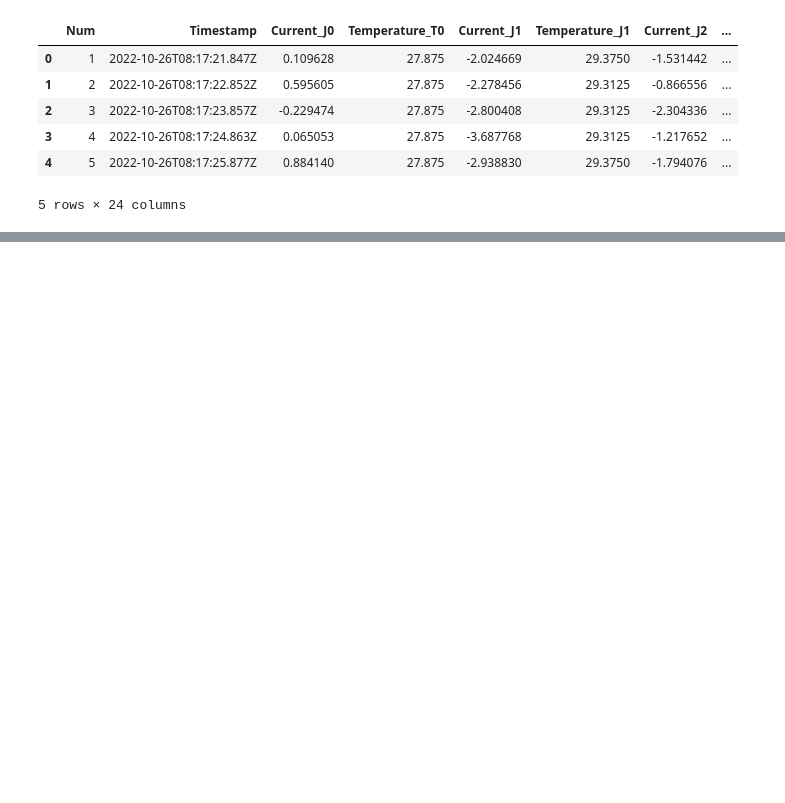
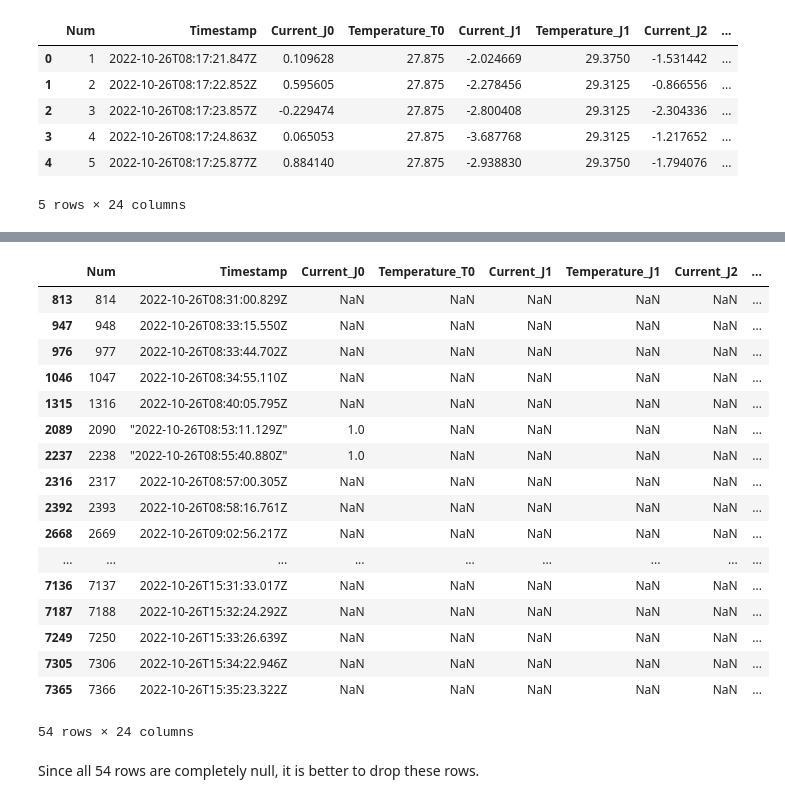
Before and after one commit to arundahiya94/UR3-CobotOps-Data-Analytics, a Jupyter notebook: notebooks/exploration.ipynb, the cells around one changed output, grey strips where cells are left out. Cells and saved outputs as stored; diff of their text form; code cells hidden in the pictures; blank space fills up the shorter version.

```diff
--- a/notebooks/exploration.ipynb
+++ b/notebooks/exploration.ipynb
@@ -17,0 +60,23 @@ data.head()
+# %%
+data[data['Speed_J4'].isnull()]
+# %% [output]
+|  | Num | Timestamp | Current_J0 | Temperature_T0 | Current_J1 | Temperature_J1 | Current_J2 | ... |
+| 813 | 814 | 2022-10-26T08:31:00.829Z | NaN | NaN | NaN | NaN | NaN | ... |
+| 947 | 948 | 2022-10-26T08:33:15.550Z | NaN | NaN | NaN | NaN | NaN | ... |
+| 976 | 977 | 2022-10-26T08:33:44.702Z | NaN | NaN | NaN | NaN | NaN | ... |
+| 1046 | 1047 | 2022-10-26T08:34:55.110Z | NaN | NaN | NaN | NaN | NaN | ... |
+| 1315 | 1316 | 2022-10-26T08:40:05.795Z | NaN | NaN | NaN | NaN | NaN | ... |
+| 2089 | 2090 | "2022-10-26T08:53:11.129Z" | 1.0 | NaN | NaN | NaN | NaN | ... |
+| 2237 | 2238 | "2022-10-26T08:55:40.880Z" | 1.0 | NaN | NaN | NaN | NaN | ... |
+| 2316 | 2317 | 2022-10-26T08:57:00.305Z | NaN | NaN | NaN | NaN | NaN | ... |
+| 2392 | 2393 | 2022-10-26T08:58:16.761Z | NaN | NaN | NaN | NaN | NaN | ... |
+| 2668 | 2669 | 2022-10-26T09:02:56.217Z | NaN | NaN | NaN | NaN | NaN | ... |
+| ... | ... | ... | ... | ... | ... | ... | ... | ... |
+| 7136 | 7137 | 2022-10-26T15:31:33.017Z | NaN | NaN | NaN | NaN | NaN | ... |
+| 7187 | 7188 | 2022-10-26T15:32:24.292Z | NaN | NaN | NaN | NaN | NaN | ... |
+| 7249 | 7250 | 2022-10-26T15:33:26.639Z | NaN | NaN | NaN | NaN | NaN | ... |
+| 7305 | 7306 | 2022-10-26T15:34:22.946Z | NaN | NaN | NaN | NaN | NaN | ... |
+| 7365 | 7366 | 2022-10-26T15:35:23.322Z | NaN | NaN | NaN | NaN | NaN | ... |
+54 rows × 24 columns
+# %% [markdown]
+Since all 54 rows are completely null, it is better to drop these rows.
```
Also changed, not shown: parts of 9 cells of this notebook.
